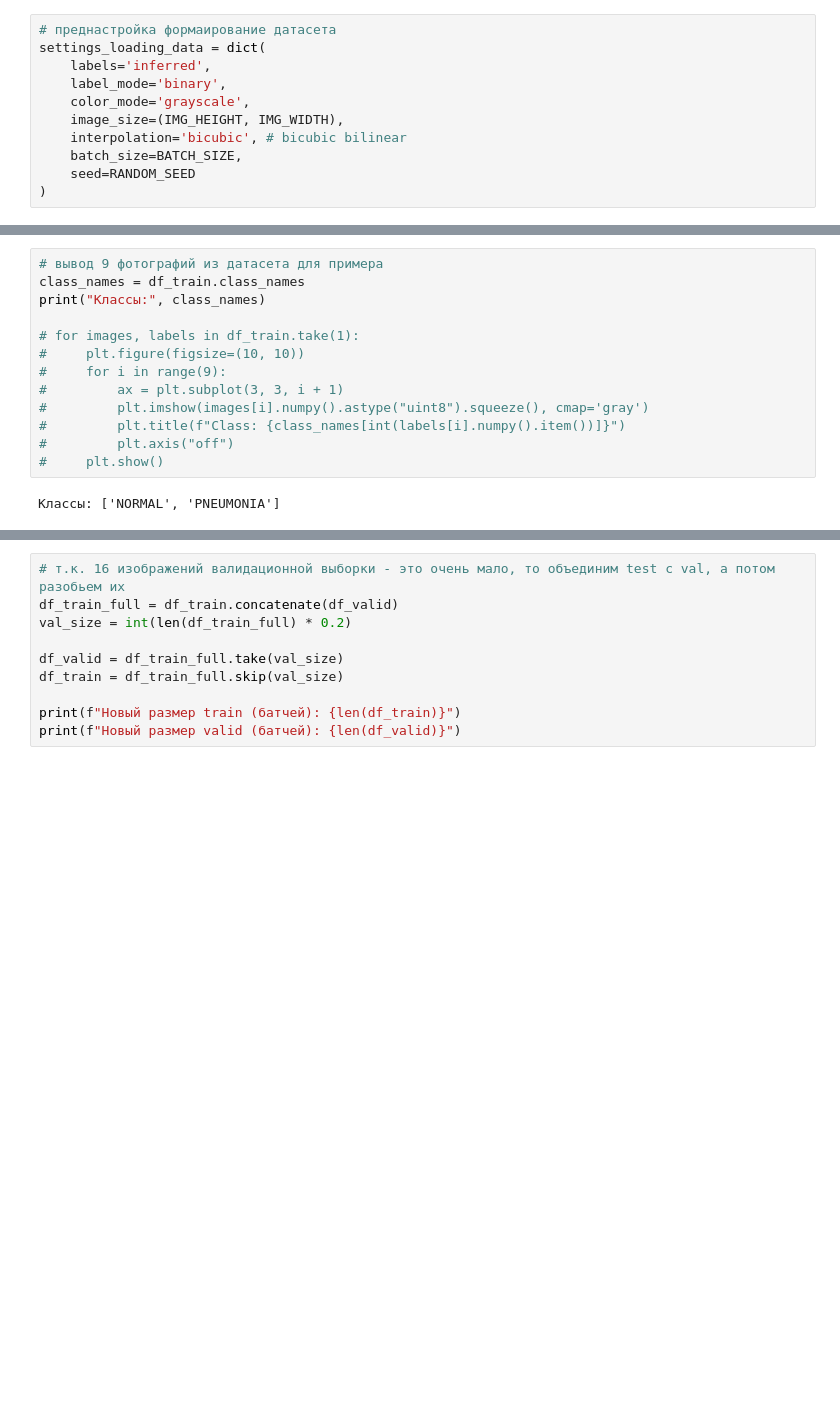
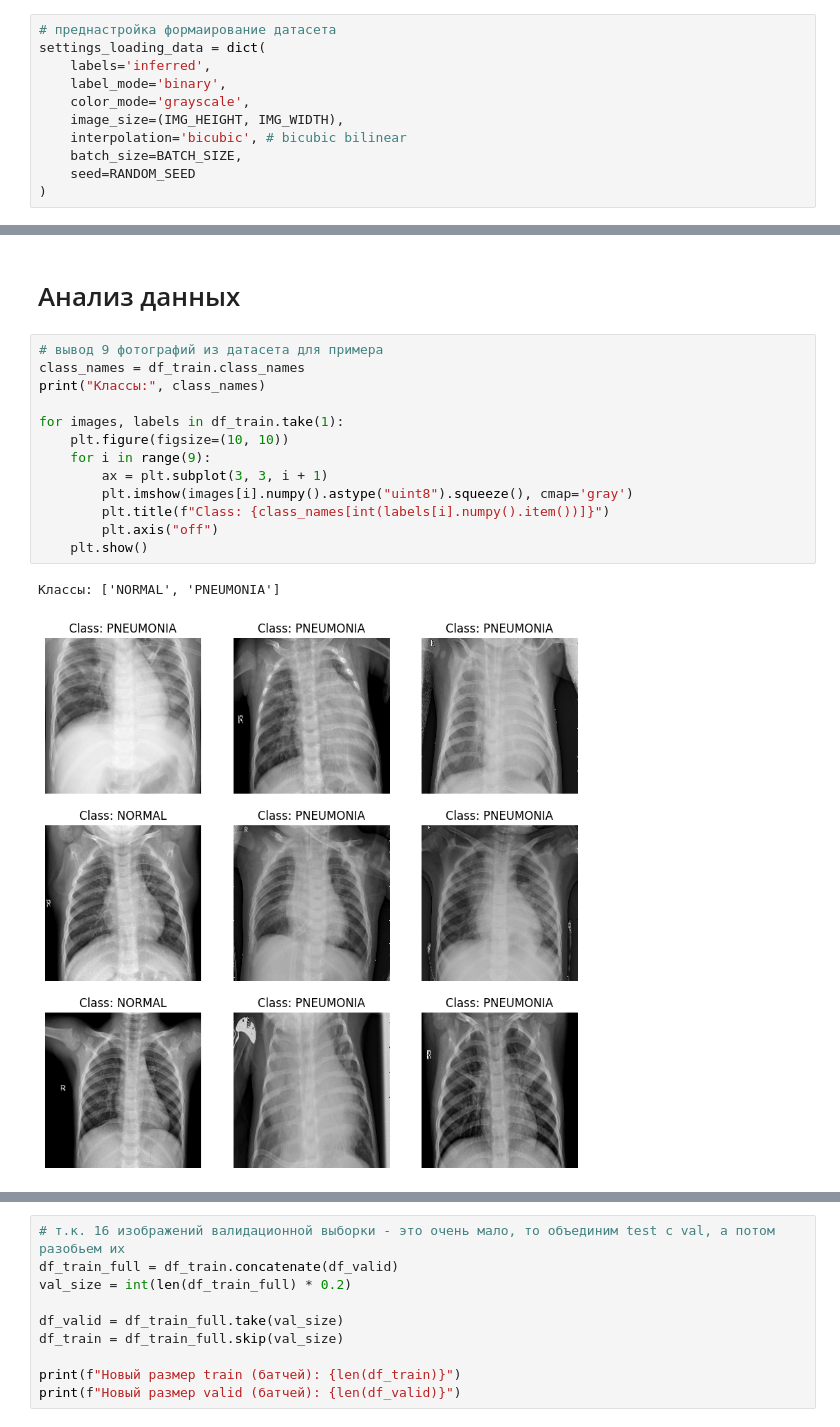
Before and after one commit to koziymaxim/Chest-X-Ray, a Jupyter notebook: chest-x-ray-images.ipynb, the cells around one changed output, grey strips where cells are left out. Saved outputs shown, nothing was run; the diff lists cells and outputs as text; blank space fills up the shorter version.

```diff
--- a/chest-x-ray-images.ipynb
+++ b/chest-x-ray-images.ipynb
@@ -91,17 +125,20 @@ I0000 00:00:1754202795.011091    3116 gpu_device.cc:2019] Created device /job:lo
 Found 16 files belonging to 2 classes.
 Found 624 files belonging to 2 classes.
+# %% [markdown]
+# Анализ данных
 # %%
 # вывод 9 фотографий из датасета для примера
 class_names = df_train.class_names
 print("Классы:", class_names)
 
-# for images, labels in df_train.take(1):
-#     plt.figure(figsize=(10, 10))
-#     for i in range(9):
-#         ax = plt.subplot(3, 3, i + 1)
-#         plt.imshow(images[i].numpy().astype("uint8").squeeze(), cmap='gray')
-#         plt.title(f"Class: {class_names[int(labels[i].numpy().item())]}")
-#         plt.axis("off")
-#     plt.show()
+for images, labels in df_train.take(1):
+    plt.figure(figsize=(10, 10))
+    for i in range(9):
+        ax = plt.subplot(3, 3, i + 1)
+        plt.imshow(images[i].numpy().astype("uint8").squeeze(), cmap='gray')
+        plt.title(f"Class: {class_names[int(labels[i].numpy().item())]}")
+        plt.axis("off")
+    plt.show()
 # %% [output]
 Классы: ['NORMAL', 'PNEUMONIA']
+[figure, added]
```
Also changed, not shown: parts of 39 cells of this notebook.
